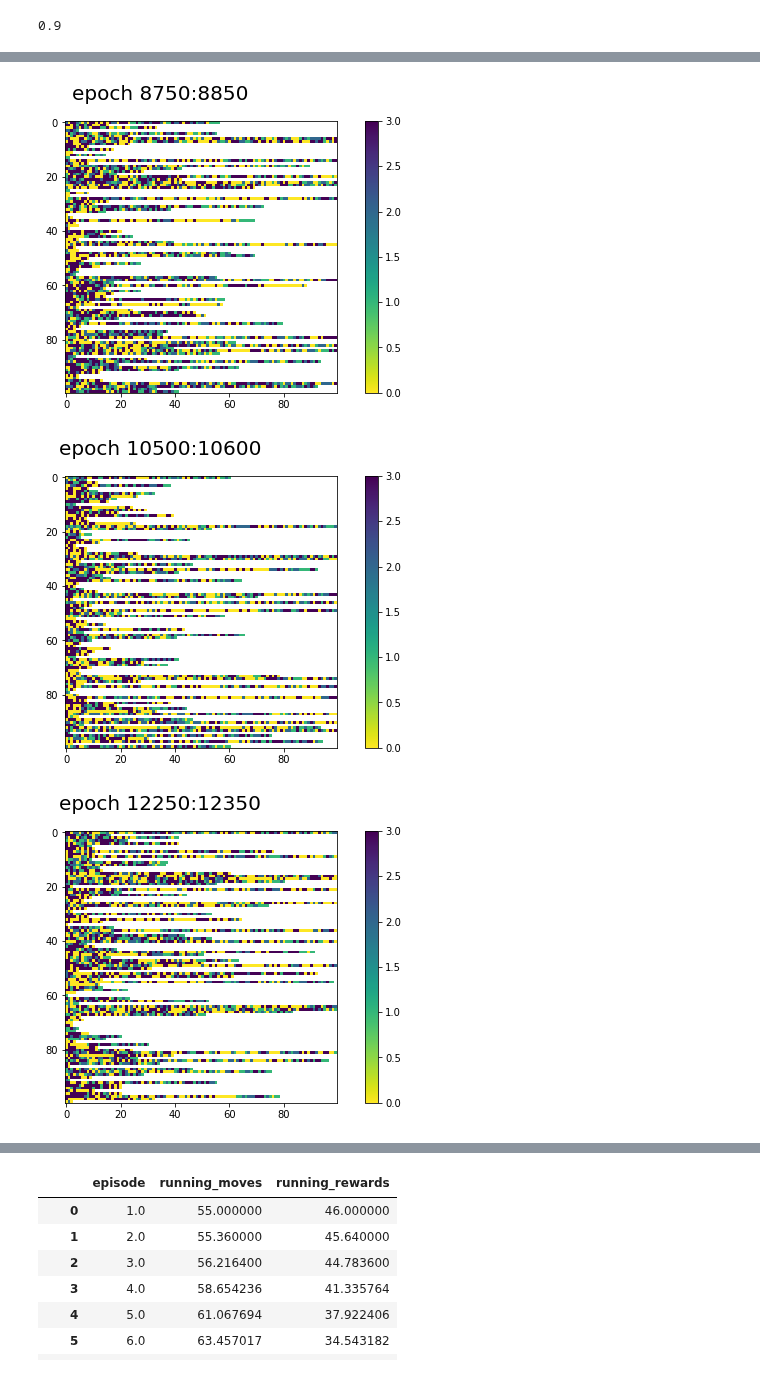
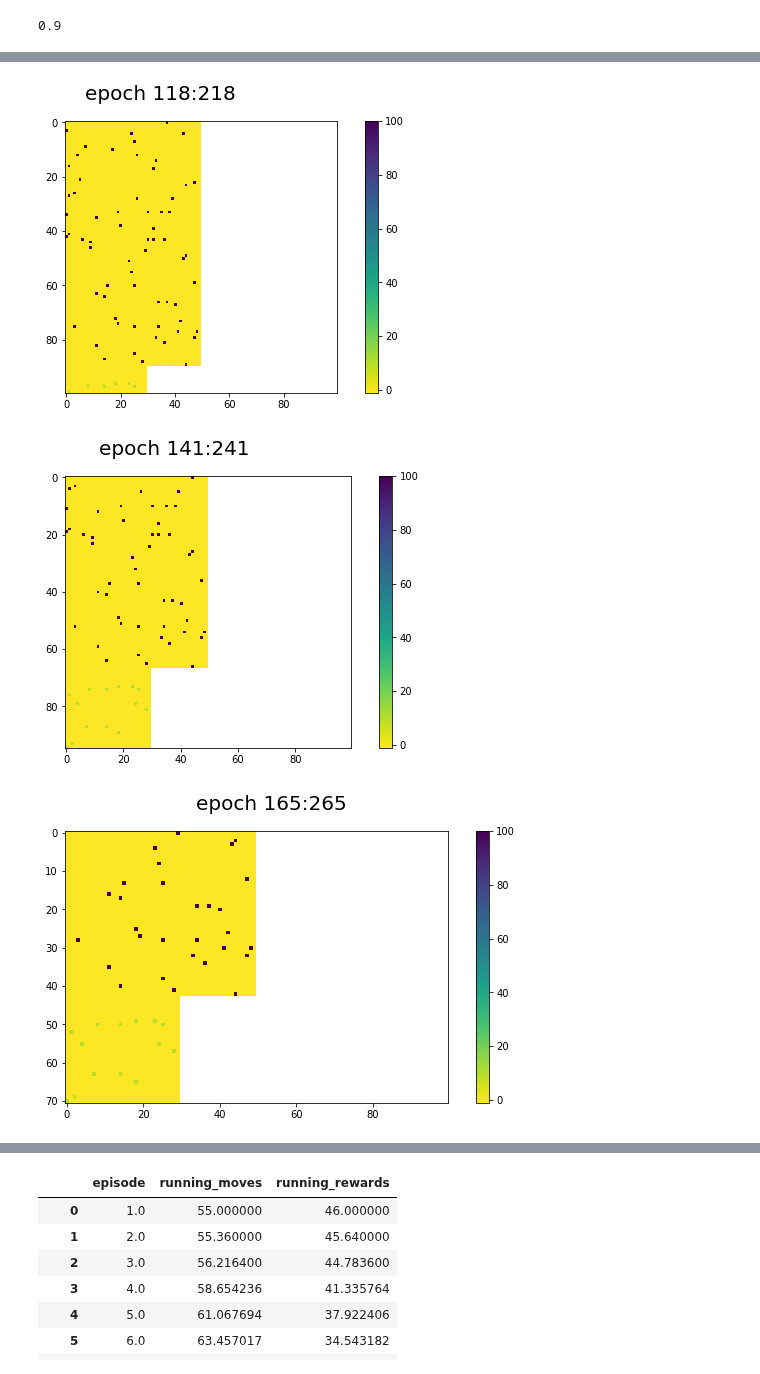
Before and after one commit to sophiaas/rlbase, a Jupyter notebook: rlbase/vis.ipynb, the cells around one changed output, grey strips where cells are left out. Cells and saved outputs as stored; diff of their text form; code cells hidden in the pictures.

Commit message:
adds lightbot minigrid

```diff
--- a/rlbase/vis.ipynb
+++ b/rlbase/vis.ipynb
@@ -72,2 +70,2 @@ summary = pd.read_pickle('../experiments/ppo3_ppo_lightbot_cross/summary.p')
 # %%
-ed = load_episode_data('../experiments/ppoc_ppoc_fourrooms_minibatch/episodes/')
+ed = load_episode_data('../experiments/ppo_ppo_lightbot_cross/episodes/')
@@ -86,0 +87,3 @@ ed.head()
+# %%
+for i, x in enumerate(ed.action):
+    ed.action[i] = [y[0] for y in x]
@@ -101,3 +199,3 @@ config.training.lr_gamma
 # %%
-plot_trajectories(ed, 'action', n_actions=4, discrete=False, cmap='viridis_r', max_length=100)
+plot_trajectories(ed, 'reward', n_actions=5, discrete=False, cmap='viridis_r', max_length=100)
 # %% [output]
@@ -109,3 +207,3 @@ plot_trajectories(ed, 'action', n_actions=4, discrete=False, cmap='viridis_r', m
-[figure, old version]
+[figure, new version]
-[figure, old version]
+[figure, new version]
-[figure, old version]
+[figure, new version]
```
Also changed, not shown: parts of 21 cells of this notebook, 9 other files.
